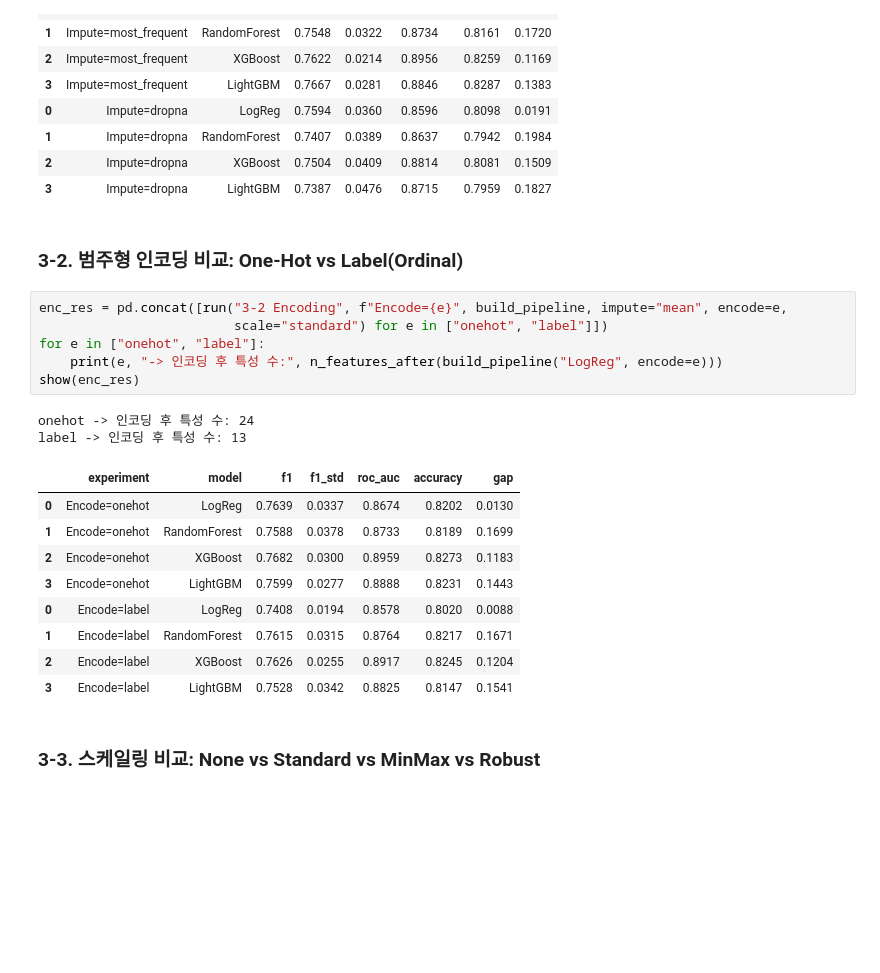
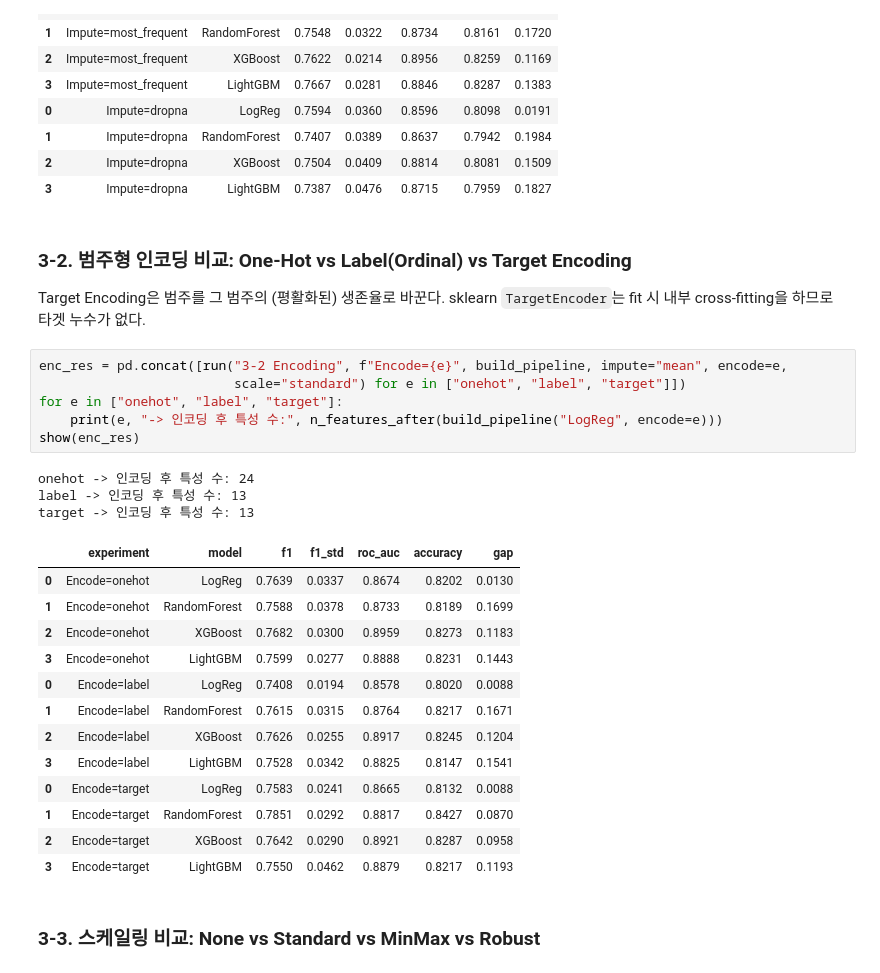
Before and after one commit to haeolsong/titanic-feature-engineering, a Jupyter notebook: notebooks/02_experiments.ipynb, the cells around one changed output. Drawn from its saved outputs; the diff is of its cells as text; blank space fills up the shorter version.

```diff
--- a/notebooks/02_experiments.ipynb
+++ b/notebooks/02_experiments.ipynb
@@ -108,25 +108,31 @@ Drop NA: train 712 -> 573 행 (139행, 19.5% 제거)
 | 2 | Impute=dropna | XGBoost | 0.7504 | 0.0409 | 0.8814 | 0.8081 | 0.1509 |
 | 3 | Impute=dropna | LightGBM | 0.7387 | 0.0476 | 0.8715 | 0.7959 | 0.1827 |
 # %% [markdown]
-### 3-2. 범주형 인코딩 비교: One-Hot vs Label(Ordinal)
+### 3-2. 범주형 인코딩 비교: One-Hot vs Label(Ordinal) vs Target Encoding
+Target Encoding은 범주를 그 범주의 (평활화된) 생존율로 바꾼다. sklearn `TargetEncoder`는 fit 시 내부 cross-fitting을 하므로 타겟 누수가 없다.
 # %%
 enc_res = pd.concat([run("3-2 Encoding", f"Encode={e}", build_pipeline, impute="mean", encode=e,
-                         scale="standard") for e in ["onehot", "label"]])
-for e in ["onehot", "label"]:
+                         scale="standard") for e in ["onehot", "label", "target"]])
+for e in ["onehot", "label", "target"]:
     print(e, "-> 인코딩 후 특성 수:", n_features_after(build_pipeline("LogReg", encode=e)))
 show(enc_res)
 # %% [output]
 onehot -> 인코딩 후 특성 수: 24
 label -> 인코딩 후 특성 수: 13
+target -> 인코딩 후 특성 수: 13
 |  | experiment | model | f1 | f1_std | roc_auc | accuracy | gap |
 | 0 | Encode=onehot | LogReg | 0.7639 | 0.0337 | 0.8674 | 0.8202 | 0.0130 |
 | 1 | Encode=onehot | RandomForest | 0.7588 | 0.0378 | 0.8733 | 0.8189 | 0.1699 |
 | 2 | Encode=onehot | XGBoost | 0.7682 | 0.0300 | 0.8959 | 0.8273 | 0.1183 |
 | 3 | Encode=onehot | LightGBM | 0.7599 | 0.0277 | 0.8888 | 0.8231 | 0.1443 |
 | 0 | Encode=label | LogReg | 0.7408 | 0.0194 | 0.8578 | 0.8020 | 0.0088 |
 | 1 | Encode=label | RandomForest | 0.7615 | 0.0315 | 0.8764 | 0.8217 | 0.1671 |
 | 2 | Encode=label | XGBoost | 0.7626 | 0.0255 | 0.8917 | 0.8245 | 0.1204 |
 | 3 | Encode=label | LightGBM | 0.7528 | 0.0342 | 0.8825 | 0.8147 | 0.1541 |
+| 0 | Encode=target | LogReg | 0.7583 | 0.0241 | 0.8665 | 0.8132 | 0.0088 |
+| 1 | Encode=target | RandomForest | 0.7851 | 0.0292 | 0.8817 | 0.8427 | 0.0870 |
+| 2 | Encode=target | XGBoost | 0.7642 | 0.0290 | 0.8921 | 0.8287 | 0.0958 |
+| 3 | Encode=target | LightGBM | 0.7550 | 0.0462 | 0.8879 | 0.8217 | 0.1193 |
 # %% [markdown]
 ### 3-3. 스케일링 비교: None vs Standard vs MinMax vs Robust
 # %%
```
Also changed, not shown: parts of 10 cells of this notebook, 32 other files.
